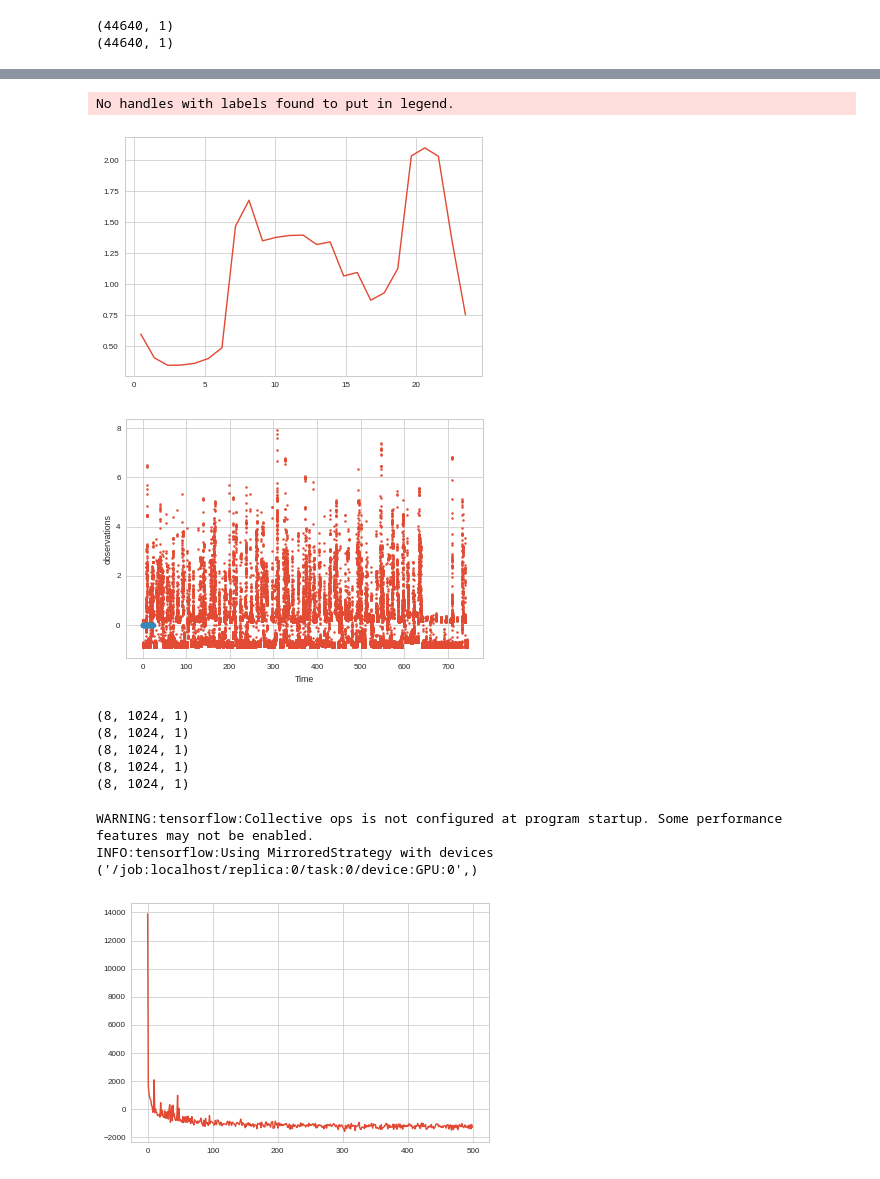
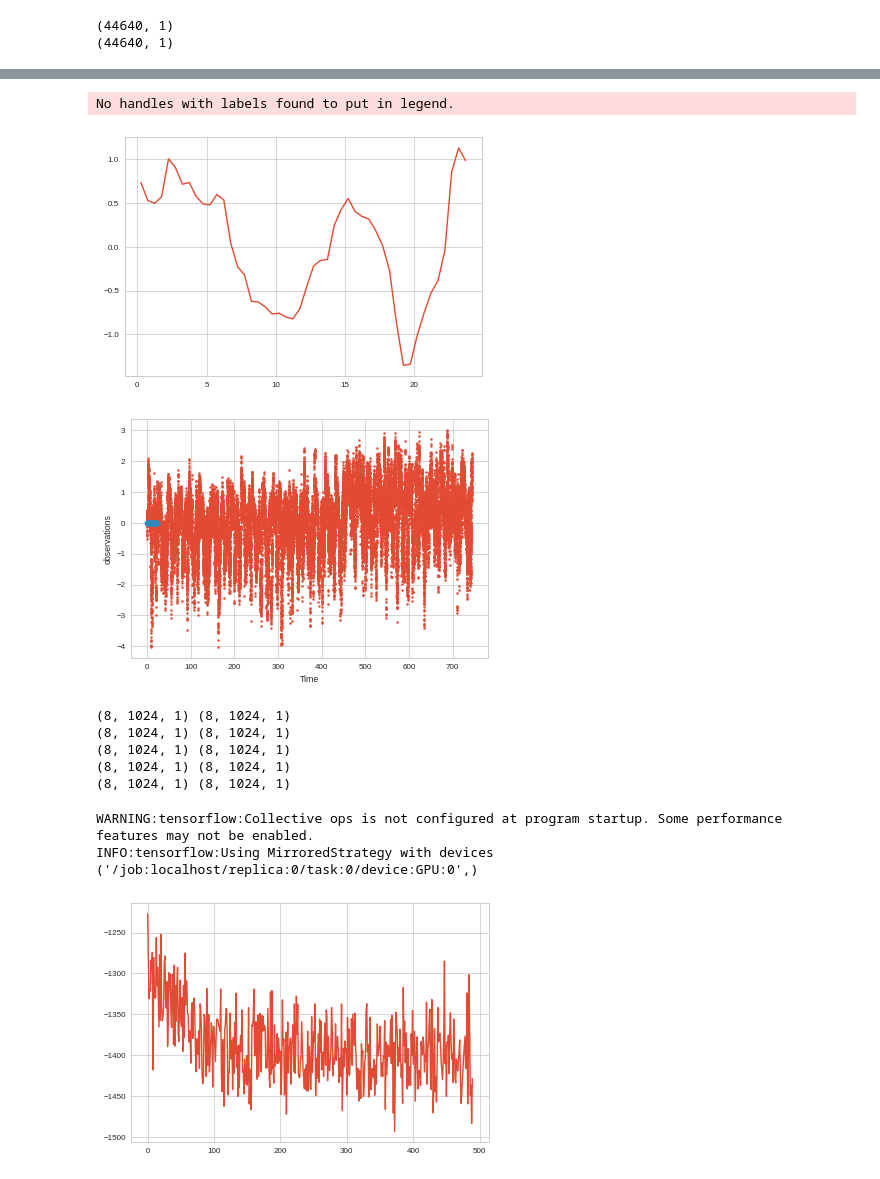
Before and after one commit to ctorney/vi-nsgp, a Jupyter notebook: power-inference/power-vi.ipynb, the cells around one changed output, grey strips where cells are left out. Cells and saved outputs as stored; diff of their text form; code cells hidden in the pictures.

Commit message:
fitting to voltage and sharing lengthscale

```diff
--- a/power-inference/power-vi.ipynb
+++ b/power-inference/power-vi.ipynb
@@ -47,10 +44,11 @@ dates = pd.DatetimeIndex(df['Date'],dayfirst=True)#.values
 times = pd.DatetimeIndex(df['Time'])
 
 T = (24*(dates.day-1) + times.hour  + times.minute/60.).astype(float).values[:,None]
-X = df['Global_active_power'].astype('float').values.reshape(len(T),1)
-#X = np.log(X)
+X = df['Voltage'].astype('float').values.reshape(len(T),1)
+
 meanX = np.mean(X)
 X = X - meanX
+X = X/X.std()
 
 print(T.shape)
 print(X.shape)
@@ -60,10 +63,10 @@ print(X.shape)
 # %%
 #df['Date']
 #?pd.DatetimeIndex
-minutes = (60.*times.hour  + times.minute).astype(float).values#[:,None]
-gap = df['Global_active_power'].astype('float').values
+minutes = (60.*times.hour  + times.minute).astype(float).values
+gap = X[:,0]# np.log(df['Consommation'].astype('float').values)
 
-bin_means, bin_edges, binnumber = stats.binned_statistic(minutes, gap, statistic='mean', bins=25)
+bin_means, bin_edges, binnumber = stats.binned_statistic(minutes, gap, statistic='mean', bins=48)
 bin_width = (bin_edges[1] - bin_edges[0])
 bin_centers = bin_edges[1:] - bin_width/2
 
@@ -73,12 +76,11 @@ plt.legend(fontsize=10)
 plt.show()
 # %% [output]
 No handles with labels found to put in legend.
-[figure, old version]
+[figure, new version]
 # %%
 
 num_training_points_ = T.shape[0]
-
-num_inducing_points_ = 24
+num_inducing_points_ = 48
 
 inducing_index_points = np.linspace(0., 24., num_inducing_points_, endpoint=False)[..., np.newaxis]
 np.random.shuffle(inducing_index_points)
@@ -91,7 +93,7 @@ plt.ylabel('observations')
 plt.plot(inducing_index_points,np.zeros_like(inducing_index_points),'o')
 plt.show()
 # %% [output]
-[figure, old version]
+[figure, new version]
 # %%
 BATCH_SIZE=8
 SEG_LENGTH=1024
@@ -129,26 +130,26 @@ d_size = T.shape[0]//SEG_LENGTH//(BATCH_SIZE)
 # %%
 
 for d in dataset:
-    print(d[0].shape)
+    print(d[0].shape,d[1].shape)
 # %% [output]
-(8, 1024, 1)
-(8, 1024, 1)
-(8, 1024, 1)
-(8, 1024, 1)
-(8, 1024, 1)
+(8, 1024, 1) (8, 1024, 1)
+(8, 1024, 1) (8, 1024, 1)
+(8, 1024, 1) (8, 1024, 1)
+(8, 1024, 1) (8, 1024, 1)
+(8, 1024, 1) (8, 1024, 1)
 # %%
 
 
 kernel_len_a = tfp.util.TransformedVariable(1.0, tfb.Softplus(),dtype=tf.float64, name='k_len_a',trainable=True)
-kernel_len_l = tfp.util.TransformedVariable(1.0, tfb.Chain([tfb.Shift(np.float64(0.0)), tfb.Softplus()]),dtype=tf.float64, name='k_len_l',trainable=True)
+kernel_len_l = tfp.util.TransformedVariable(5.0, tfb.Chain([tfb.Shift(np.float64(0.5)), tfb.Softplus()]),dtype=tf.float64, name='k_len_l',trainable=True)
 
 # amplitude kernel parameters, lower levels
 kernel_amp_a = tfp.util.TransformedVariable(1.0, tfb.Softplus(),dtype=tf.float64, name='k_amp_a',trainable=True)
-kernel_amp_l = tfp.util.TransformedVariable(1.0, tfb.Softplus(),dtype=tf.float64, name='k_amp_l',trainable=True)
+kernel_amp_l = tfp.util.TransformedVariable(5.0, tfb.Chain([tfb.Shift(np.float64(0.5)), tfb.Softplus()]),dtype=tf.float64, name='k_amp_l',trainable=True)
 
 #kernels on the second layer
 kernel_len = tfk.ExpSinSquared(kernel_len_a,kernel_len_l,period=np.float64(24.0))
-kernel_amp = tfk.ExpSinSquared(kernel_amp_a,kernel_amp_l,period=np.float64(24.0))
+kernel_amp = tfk.ExpSinSquared(kernel_amp_a,kernel_len_l,period=np.float64(24.0))
 
 vgp = nsgpVI(kernel_len,kernel_amp,n_inducing_points=num_inducing_points_,inducing_index_points=inducing_index_points,dataset=dataset,num_training_points=num_training_points_, num_sequential_samples=10,num_parallel_samples=10,init_observation_noise_variance=0.005**2)
 # %%
@@ -157,10 +158,10 @@ loss = vgp.optimize(BATCH_SIZE, SEG_LENGTH, NUM_EPOCHS=500)
 WARNING:tensorflow:Collective ops is not configured at program startup. Some performance features may not be enabled.
 INFO:tensorflow:Using MirroredStrategy with devices ('/job:localhost/replica:0/task:0/device:GPU:0',)
 # %%
-plt.plot(loss)
+plt.plot(loss[10:])
 plt.show()
 # %% [output]
-[figure, old version]
+[figure, new version]
 # %%
 
 #ZZ = np.linspace(0,24*60,200)[:,None]
```
Also changed, not shown: parts of 7 cells of this notebook.
